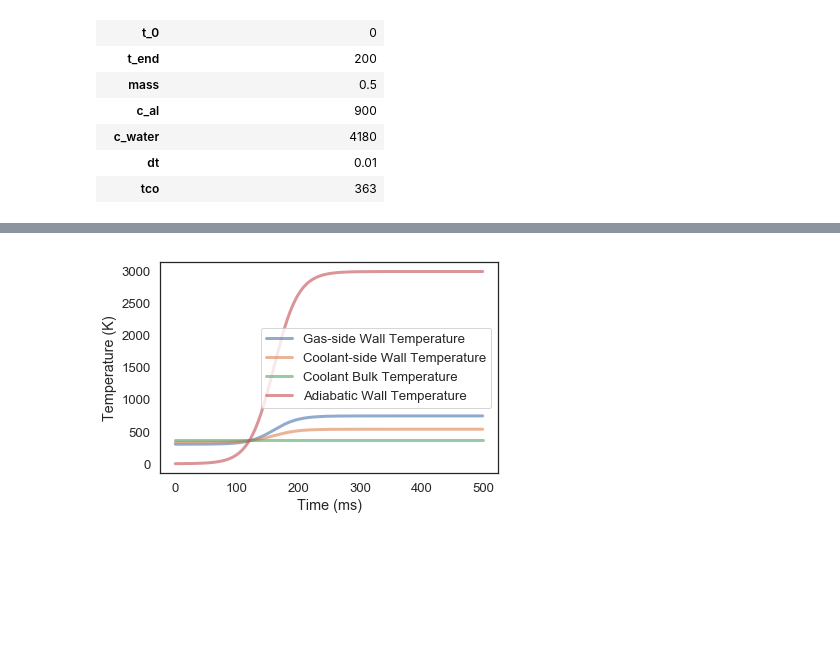
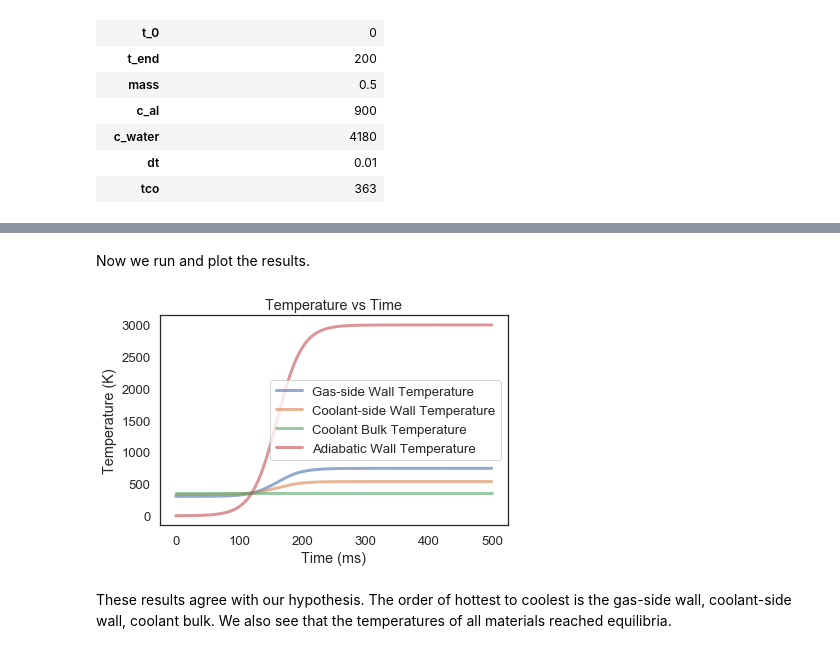
Before and after one commit to jamesHo22/Project2, a Jupyter notebook: Final Version For Real.ipynb, the cells around one changed output, grey strips where cells are left out. Cells and saved outputs as stored; diff of their text form; code cells hidden in the pictures; blank space fills up the shorter version.

```diff
--- a/Final Version For Real.ipynb
+++ b/Final Version For Real.ipynb
@@ -83,2 +96,21 @@ def calculate_next_Twg(Twg, deltaT):
+# %%
+def calculate_deltaT(system, q):
+    """
+    Calculates the change in temperature of the aluminum rocket wall given the rate of heat transfer at a system object
+    system: system object containing dt
+    q: rate of heat transfer
+    returns: deltaT, the change in temperature
+    """
+    deltaT = (q * system.dt)/(system.mass * system.c_al)
+    return deltaT
+# %%
+def calculate_next_Twg(Twg, deltaT):
+    """
+    Calculates the next gas side wall temperature given the change in temperature of the aluminum
+    Twg: the gas side wall temperature
+    deltaT: the change in temperature
+    returns: Twg of next iteration
+    """
+    return abs(Twg + deltaT)
 # %%
 def calculate_twc(system, Twg, q):
@@ -86,10 +124,22 @@ def calculate_twc(system, Twg, q):
     return twc
 # %%
 def calculate_twc1(system, q):
+    """
+    Calculates twc1 given the temperature of the coolant and heat transfer rate
+    system: system object
+    q: heat transfer rate
+    returns: twc1
+    """
     twc1 = (q/system.hc) + system.tco
     return twc1
 # %%
 def calculate_twg1(system, twc1, q):
+    """
+    Calculates twg1 given the temperature of the coolant and heat transfer rate
+    system: system object
+    q: heat transfer rate
+    returns: twg1
+    """
     twg1 = ((q * system.thickness)/system.k) + twc1
     return twg1
 # %%
@@ -97,3 +153,5 @@ def calculate_tco(system, Twc, q):
     tco = (Twc - (q/system.hc))
     return tco
+# %% [markdown]
+Now we run and plot the results.
 # %%
@@ -117,11 +178,16 @@ for i in range(len(TawTemps)):
 
 # Have value Tco, use that to calulate Twc1
 # %%
+"""
+Plot the arrays
+"""
 plot(range(len(twgs)), twgs, label='Gas-side Wall Temperature')
 plot(range(len(twcs)), twcs, label='Coolant-side Wall Temperature')
 plot(np.linspace(system.tco,system.tco,len(twgs)), label='Coolant Bulk Temperature')
 plot(range(len(TawTemps)), TawTemps, label='Adiabatic Wall Temperature')
-decorate(xlabel='Time (ms)',
+decorate(title='Temperature vs Time', xlabel='Time (ms)',
              ylabel='Temperature (K)')
 # %% [output]
-[figure, old version]
+[figure, new version]
+# %% [markdown]
+These results agree with our hypothesis. The order of hottest to coolest is the gas-side wall, coolant-side wall, coolant bulk. We also see that the temperatures of all materials reached equilibria.
```
Also changed, not shown: parts of 11 cells of this notebook, 1 other file.
